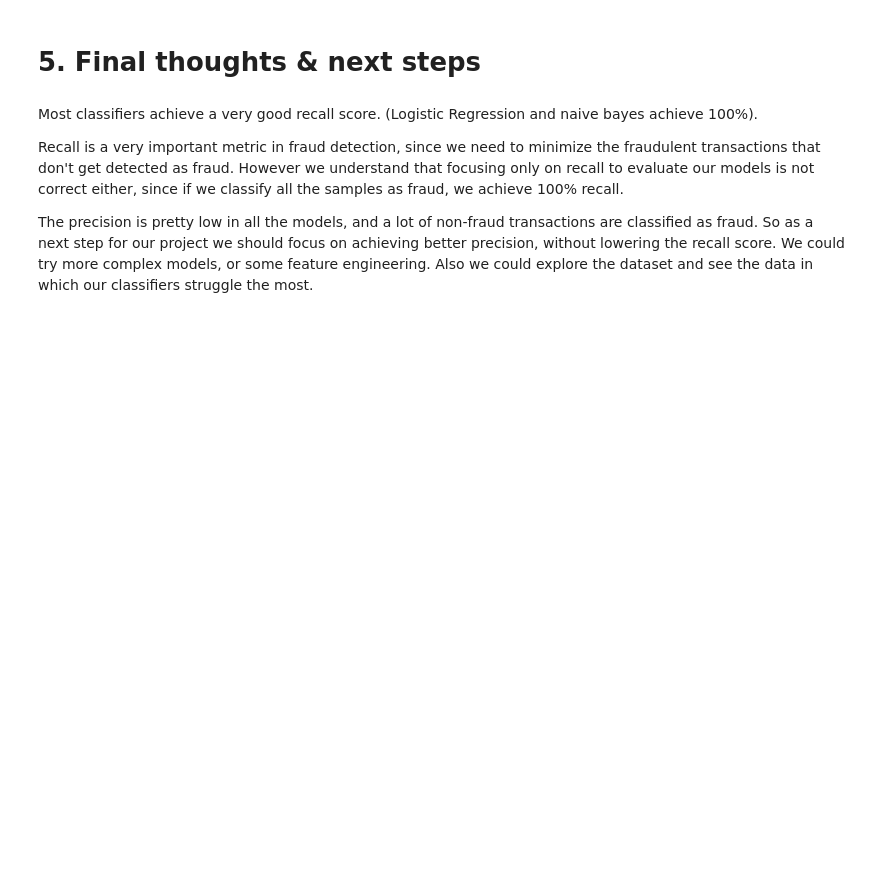
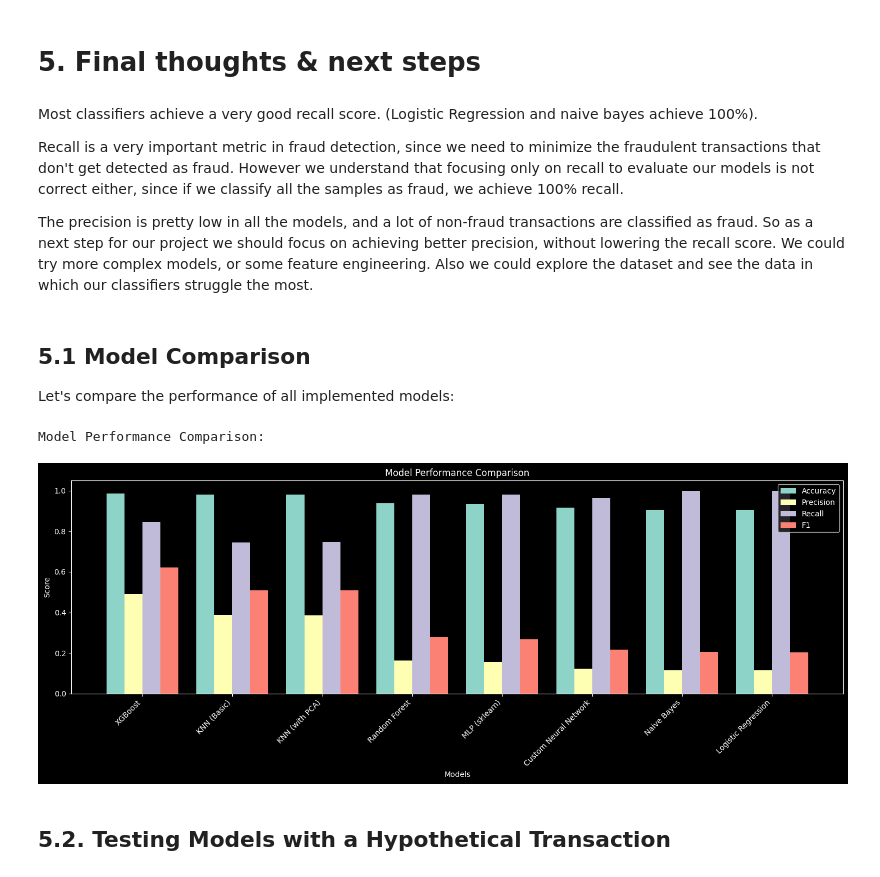
Before and after one commit to koutsompinask/MSC, a Jupyter notebook: semester B/Python/assignment/koutsompinas_k_classification.ipynb, the cells around one changed output. Drawn from its saved outputs; the diff is of its cells as text; code cells hidden in the pictures; blank space fills up the shorter version.

```diff
--- a/semester B/Python/assignment/koutsompinas_k_classification.ipynb
+++ b/semester B/Python/assignment/koutsompinas_k_classification.ipynb
@@ -973,3 +1058,48 @@ Recall is a very important metric in fraud detection, since we need to minimize
 The precision  is pretty low in all the models, and a lot of non-fraud transactions are classified as fraud.
 So as a next step for our project we should focus on achieving better precision, without lowering the recall score.
 We could try more complex models, or some feature engineering. Also we could explore the dataset and see the data in which our classifiers struggle the most.
+# %% [markdown]
+## 5.1 Model Comparison
+
+Let's compare the performance of all implemented models:
+# %%
+# Convert results to DataFrame for better visualization
+comparison_df = pd.DataFrame(model_results).T
+comparison_df = comparison_df[['accuracy', 'precision', 'recall', 'f1']]
+
+# Sort by F1 score
+comparison_df = comparison_df.sort_values('f1', ascending=False)
+
+# Display the comparison table
+print("Model Performance Comparison:")
+comparison_df.style.format({
+    'accuracy': '{:.3f}',
+    'precision': '{:.3f}',
+    'recall': '{:.3f}',
+    'f1': '{:.3f}'
+})
+
+# Create bar plot comparing metrics across models
+plt.figure(figsize=(15, 6))
+metrics_to_plot = ['accuracy', 'precision', 'recall', 'f1']
+bar_width = 0.2
+positions = np.arange(len(comparison_df))
+
+for i, metric in enumerate(metrics_to_plot):
+    plt.bar(positions + i * bar_width,
+            comparison_df[metric],
+            bar_width,
+            label=metric.capitalize())
+
+plt.xlabel('Models')
+plt.ylabel('Score')
+plt.title('Model Performance Comparison')
+plt.xticks(positions + bar_width * 1.5, comparison_df.index, rotation=45, ha='right')
+plt.legend()
+plt.tight_layout()
+plt.show()
+# %% [output]
+Model Performance Comparison:
+[figure, added]
+# %% [markdown]
+## 5.2. Testing Models with a Hypothetical Transaction
```
Also changed, not shown: parts of 25 cells of this notebook, 1 other file.
